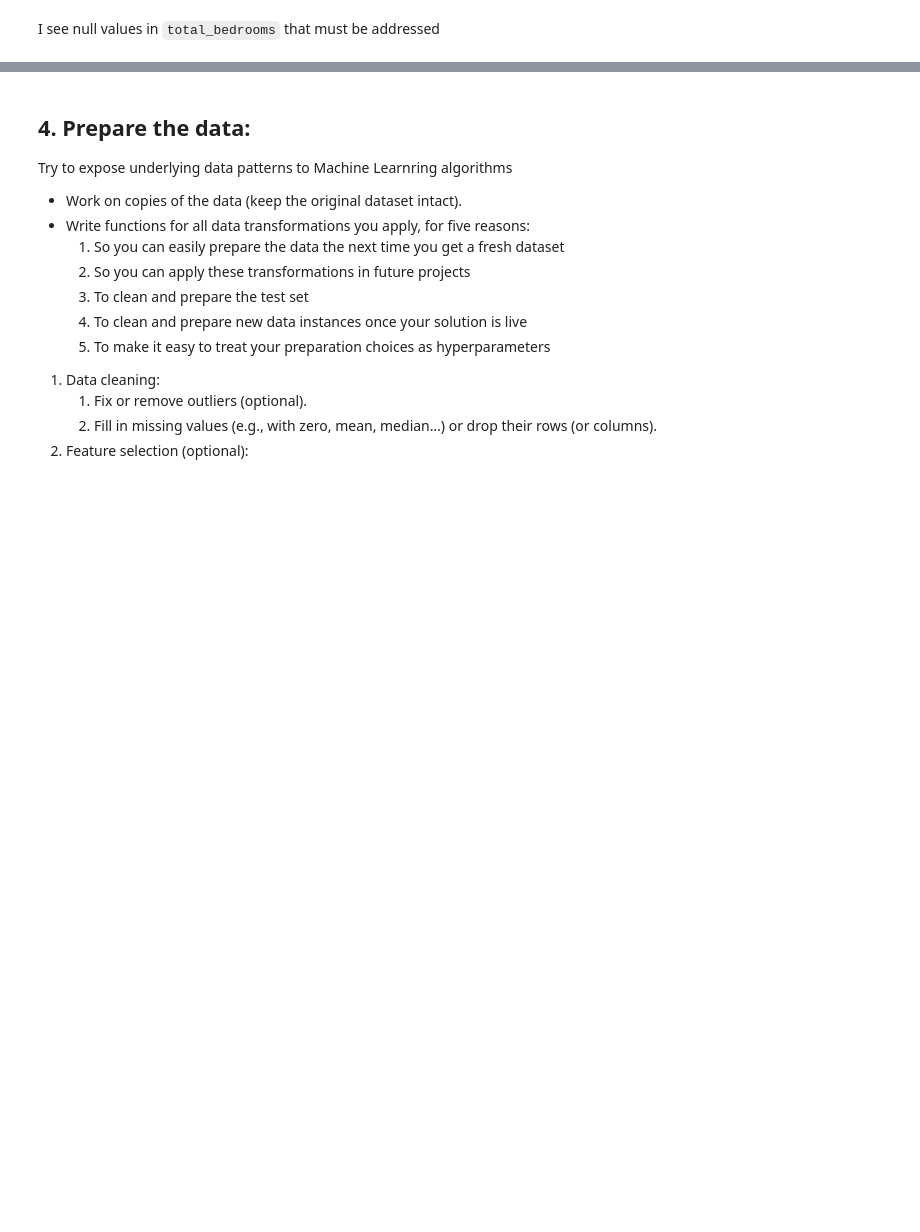
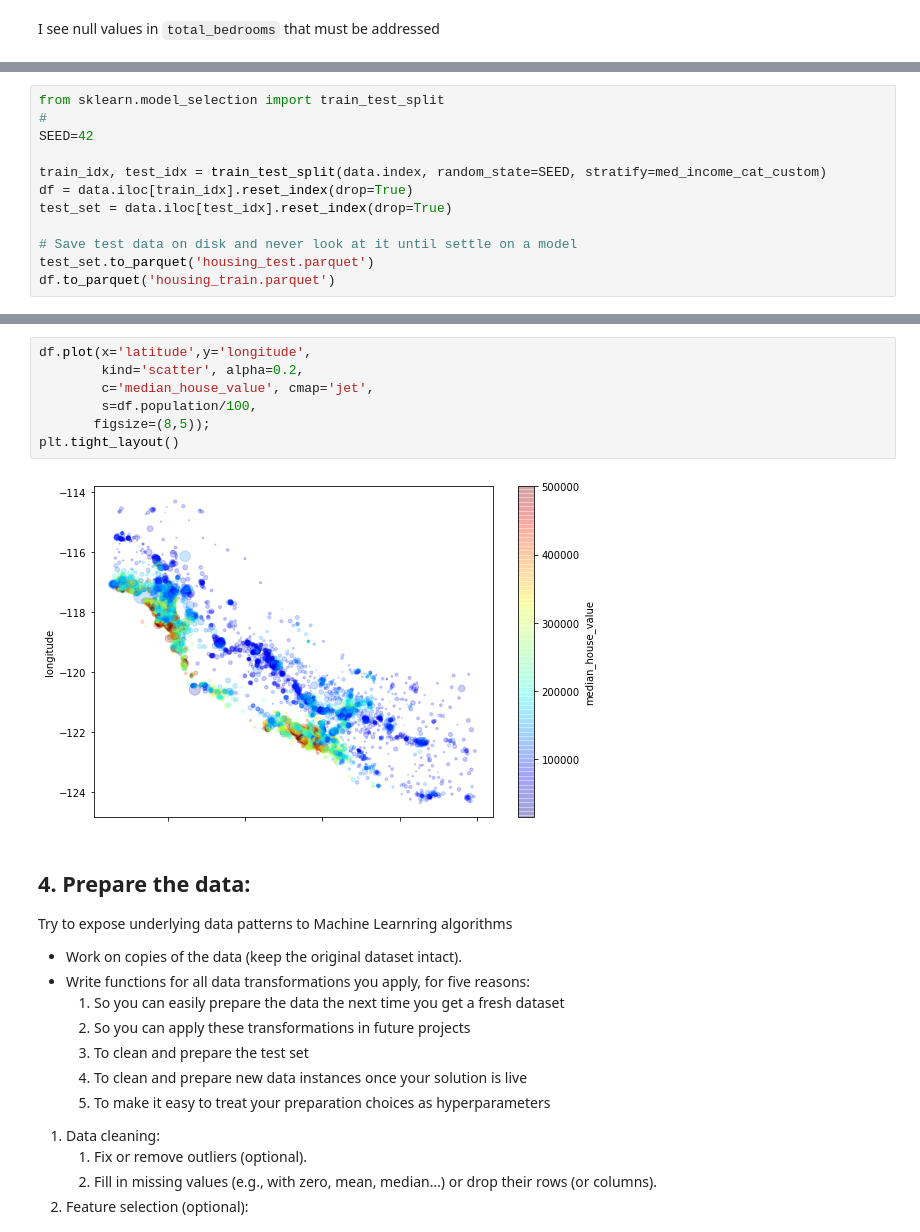
Before and after one commit to ayjabri/AI, a Jupyter notebook: Machine Learning/Regression/CalHousing.ipynb, the cells around one changed output, grey strips where cells are left out. Saved outputs shown, nothing was run; the diff lists cells and outputs as text; blank space fills up the shorter version.

```diff
--- a/Machine Learning/Regression/CalHousing.ipynb
+++ b/Machine Learning/Regression/CalHousing.ipynb
@@ -176,0 +192,12 @@ df_eq.ocean_proximity.hist(grid=False, legend=True);
+# %%
+from sklearn.model_selection import train_test_split
+#
+SEED=42
+
+train_idx, test_idx = train_test_split(data.index, random_state=SEED, stratify=med_income_cat_custom)
+df = data.iloc[train_idx].reset_index(drop=True)
+test_set = data.iloc[test_idx].reset_index(drop=True)
+
+# Save test data on disk and never look at it until settle on a model
+test_set.to_parquet('housing_test.parquet')
+df.to_parquet('housing_train.parquet')
@@ -204,3 +250,12 @@ df['median_income_cat'].hist();
+# %%
+df.plot(x='latitude',y='longitude',
+        kind='scatter', alpha=0.2,
+        c='median_house_value', cmap='jet',
+        s=df.population/100,
+       figsize=(8,5));
+plt.tight_layout()
+# %% [output]
+[figure, added]
 # %% [markdown]
 ## 4. Prepare the data:
 Try to expose underlying data patterns to Machine Learnring algorithms
```
Also changed, not shown: parts of 15 cells of this notebook, 5 other files.
